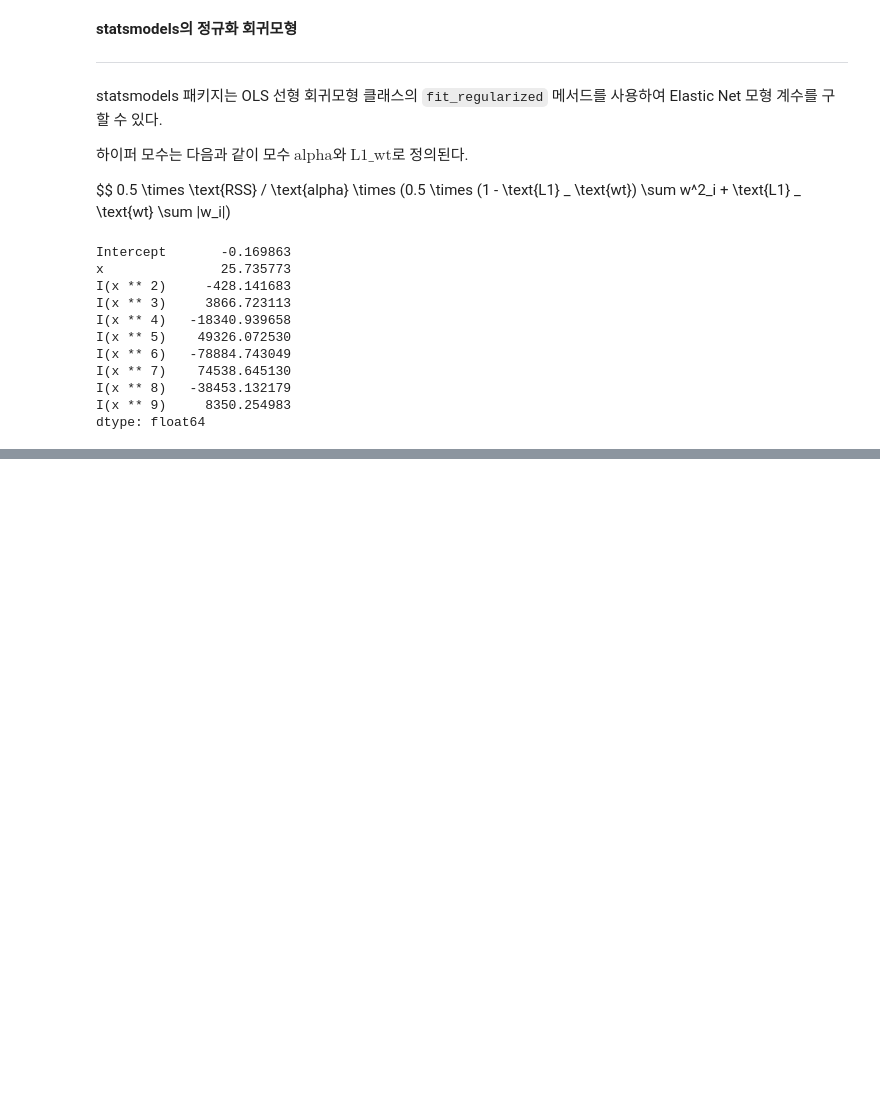
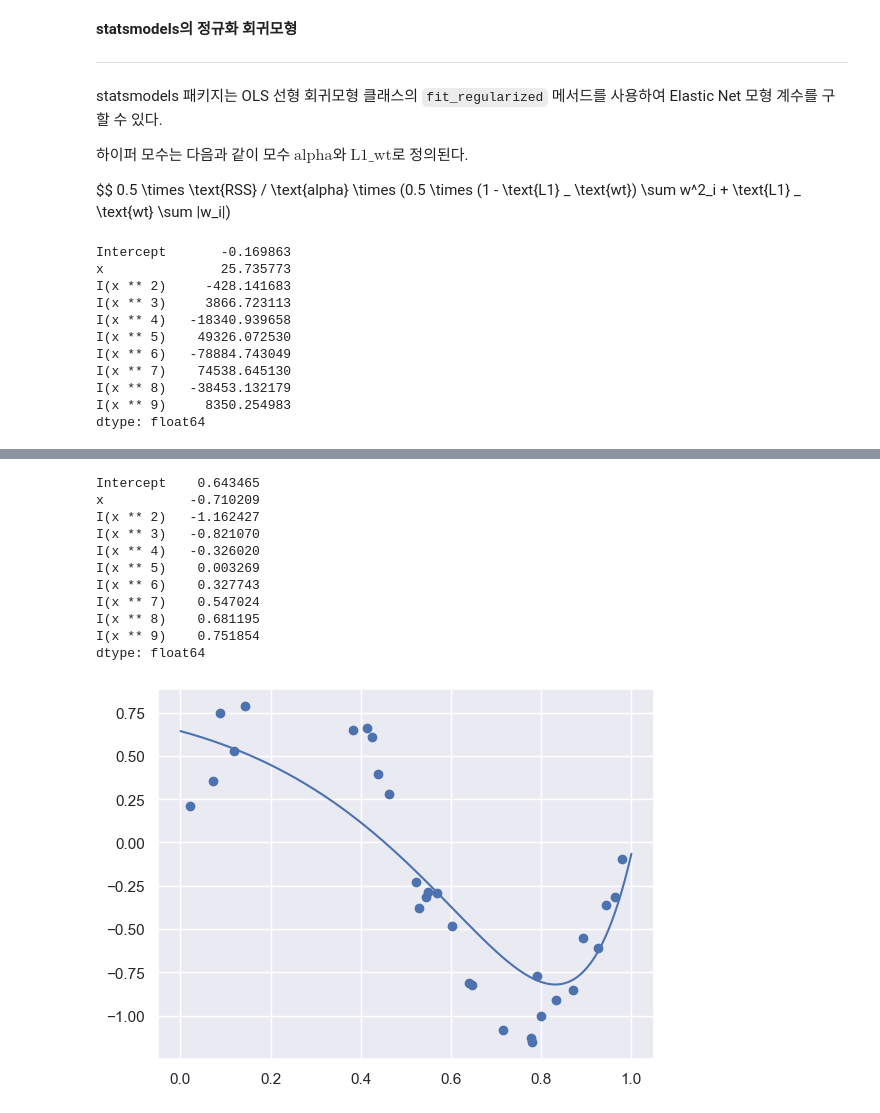
Before and after one commit to jeongbeenson19/dstb, a Jupyter notebook: regularized_lin_reg.ipynb, the cells around one changed output, grey strips where cells are left out. Saved outputs shown, nothing was run; the diff lists cells and outputs as text; code cells hidden in the pictures; blank space fills up the shorter version.

```diff
--- a/regularized_lin_reg.ipynb
+++ b/regularized_lin_reg.ipynb
@@ -118,0 +157,17 @@ dtype: float64
+# %%
+result4 = model.fit_regularized(alpha=0.01, L1_wt=0.05)
+print(result4.params)
+plot_statsmodels(result4)
+# %% [output]
+Intercept    0.643465
+x           -0.710209
+I(x ** 2)   -1.162427
+I(x ** 3)   -0.821070
+I(x ** 4)   -0.326020
+I(x ** 5)    0.003269
+I(x ** 6)    0.327743
+I(x ** 7)    0.547024
+I(x ** 8)    0.681195
+I(x ** 9)    0.751854
+dtype: float64
+[figure, added]
```
Also changed, not shown: parts of 23 cells of this notebook.
